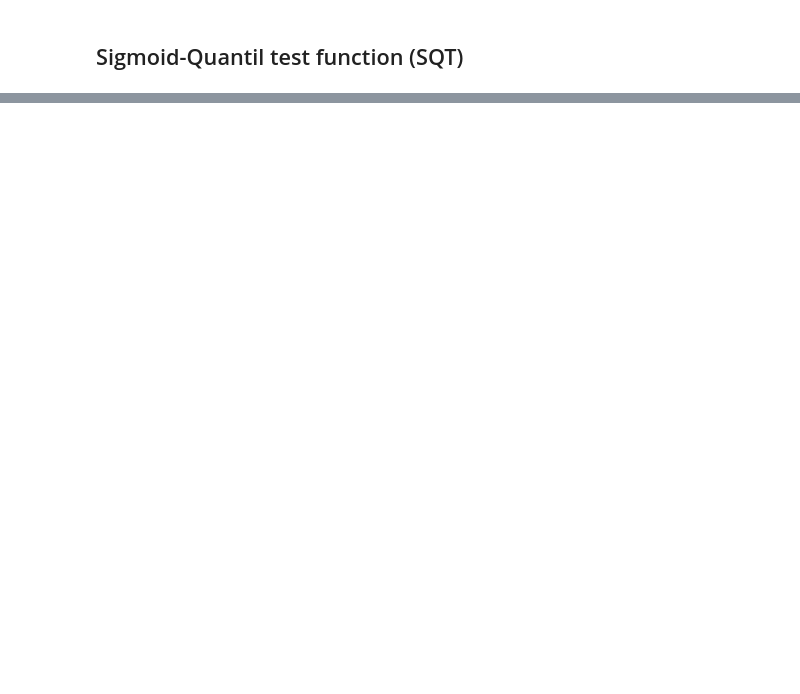
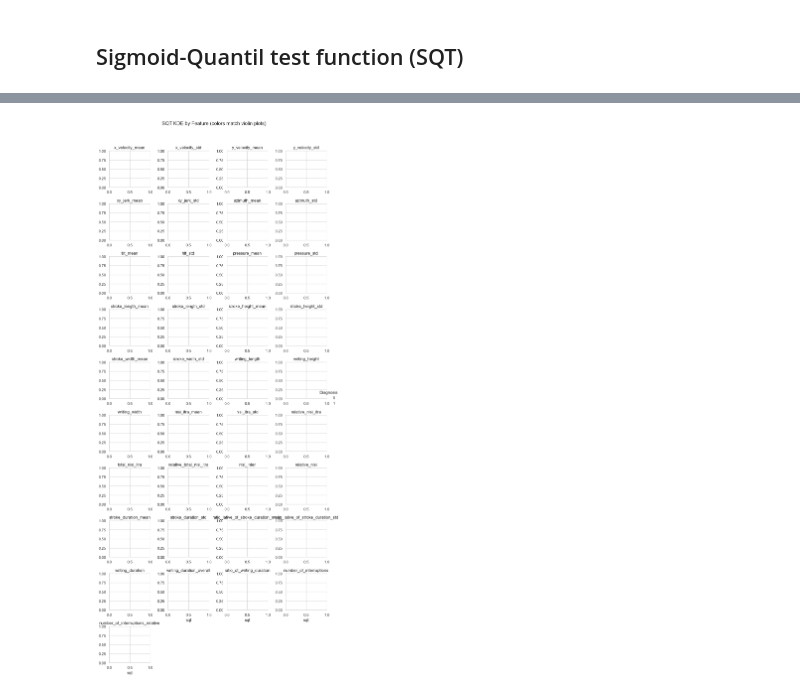
Before and after one commit to RichardLadislav/DOLPHIN-NDD_diagnostic, a Jupyter notebook: handcrafted_features_extraction/hf_analysis_refactor.ipynb, the cells around one changed output, grey strips where cells are left out. Saved outputs shown, nothing was run; the diff lists cells and outputs as text; code cells hidden in the pictures; blank space fills up the shorter version.

Commit message:
SQT, KDE SQT, histogram SQT

```diff
--- a/handcrafted_features_extraction/hf_analysis_refactor.ipynb
+++ b/handcrafted_features_extraction/hf_analysis_refactor.ipynb
@@ -582,12 +581,13 @@ features_names.remove("file_name")
 features_names.remove("diagnosis")
 
 
-mw_u_test_whole_df = pd.DataFrame(columns=["feature_name", "u_statistic", "p_value"])
+sqt_whole_df = pd.DataFrame(columns=["feature_name", "sqt_preLBD", "sqt_HC"])
+
 
 for feature in features_names:
     group_HC = df[df["diagnosis"] == 0][feature].dropna().values
     group_preLBD = df[df["diagnosis"] == 1][feature].dropna().values
-    sqt_preLBD = sigmoid_quantil_test(group_preLBD[feature], q=0.95)
-    sqt_HC = sigmoid_quantil_test(group_HC[feature], q=0.95)
-    mw_u_test_whole_df = pd.concat([mw_u_test_whole_df, pd.DataFrame({"feature_name": [feature], "preLBD_sqt": [u_statistic], "HC_sqt": [p_value]})], ignore_index=True)
-mw_u_test_whole_df
+    sqt_preLBD = sigmoid_quantil_test(group_preLBD, q=0.95)
+    sqt_HC = sigmoid_quantil_test(group_HC, q=0.95)
+    #@sqt_whole_df = pd.concat([sqt_preLBD, pd.DataFrame({"feature_name": [feature], "sqt_preLBD": [sqt_preLBD], "sqt_HC": [sqt_HC]})], ignore_index=True)
+print(group_HC.shape)
@@ -593,0 +641,28 @@ mw_u_test_whole_df
+# %%
+import seaborn as sns
+import matplotlib.pyplot as plt
+# --- Use the same hue order and a consistent 2-color mapping
+hue_order = [0, 1]  # 0=HC, 1=pre-LBD (matches your violin plots)
+base_pal = sns.color_palette(n_colors=2)
+palette = {0: base_pal[0], 1: base_pal[1]}
+
+# --- KDE-only per feature, colored by diagnosis
+sns.set(style="whitegrid")
+g = sns.FacetGrid(
+    sqt_long, col="feature", hue="diagnosis", hue_order=hue_order,
+    palette=palette, sharex=False, sharey=False, col_wrap=4, height=2.2, aspect=1.0
+)
+g.map_dataframe(
+    sns.kdeplot, x="sqt", fill=True, alpha=0.35, linewidth=1.0, common_norm=False
+)
+
+# cleanup
+for ax in g.axes.flat:
+    ax.set_title(ax.get_title().replace("feature = ", ""))
+g.add_legend(title="Diagnosis")
+g.fig.suptitle("SQT KDE by Feature (colors match violin plots)", y=1.02)
+
+plt.tight_layout()
+plt.show()
+# %% [output]
+[figure, added]
```
Also changed, not shown: parts of 11 cells of this notebook.
